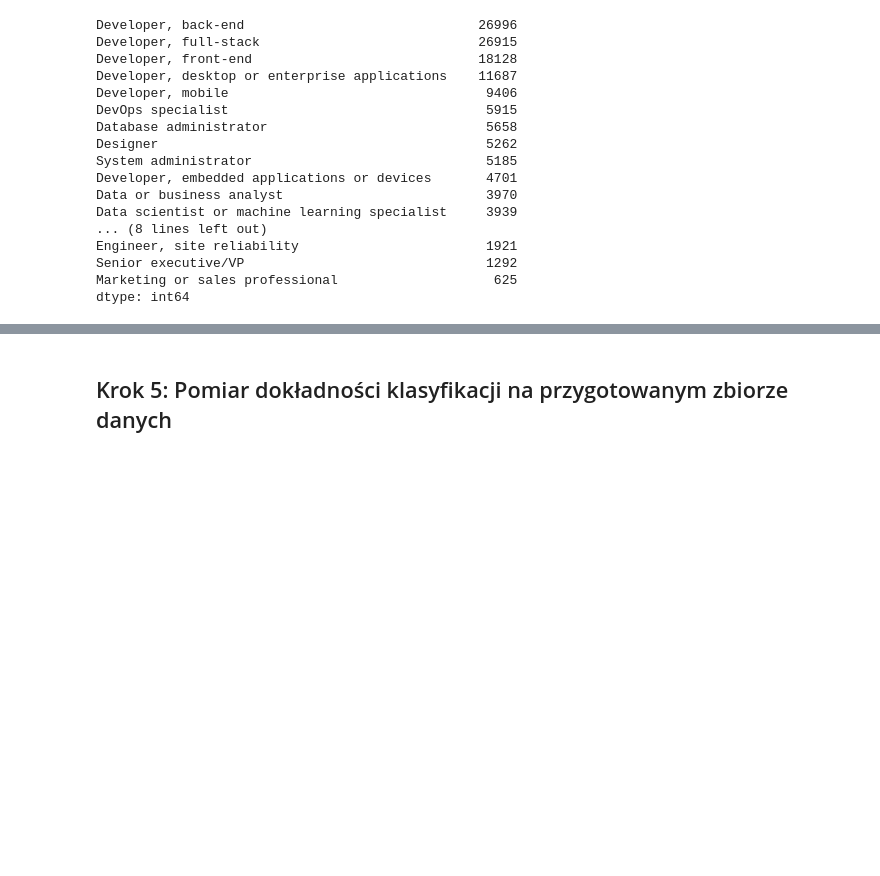
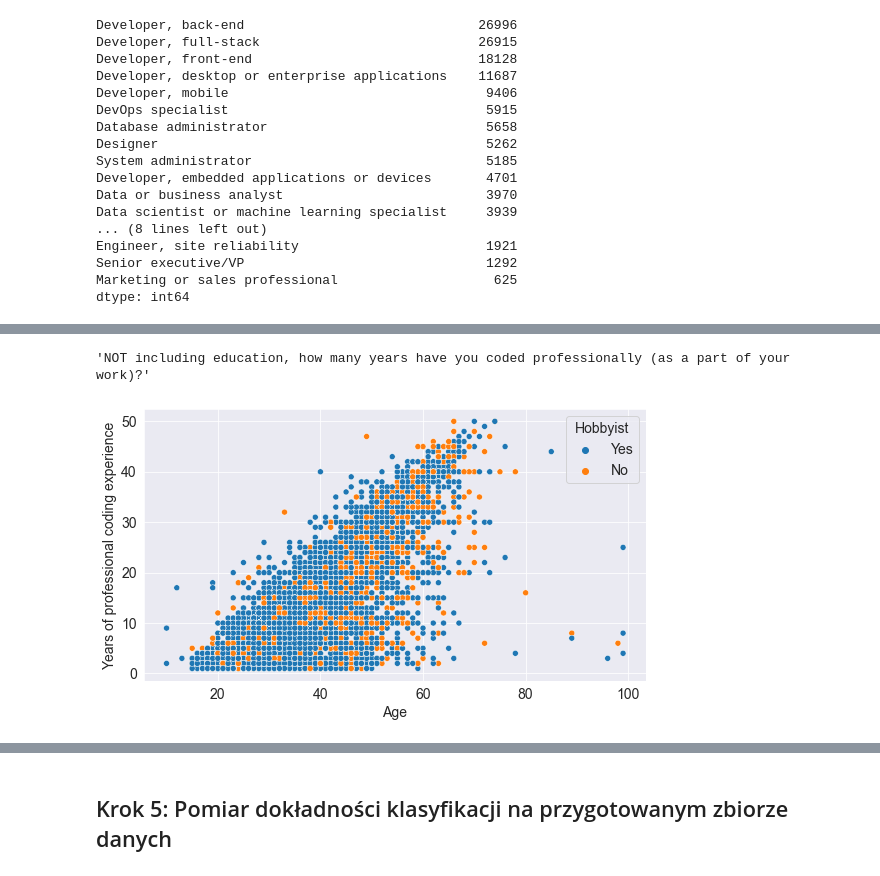
Before and after one commit to Tahimari/siwb_lab_4, a Jupyter notebook: stackoverflow_survey_data_analysis.ipynb, the cells around one changed output, grey strips where cells are left out. Cells and saved outputs as stored; diff of their text form; code cells hidden in the pictures; blank space fills up the shorter version.

```diff
--- a/stackoverflow_survey_data_analysis.ipynb
+++ b/stackoverflow_survey_data_analysis.ipynb
@@ -646,4 +562,0 @@ data['Embarked'].unique()
-# %%
-ports = {"S": 0, "C": 1, "Q": 2, "So": 0, "Co": 1, "Qe": 2}
-
-data['Embarked'] = data['Embarked'].map(ports)
@@ -654,20 +562,0 @@ Wykorzystamy atrybut "Name", aby wyodrębnić tytuły z jego wartości. Stworzym
-# %%
-titles = {"Mr": 1, "Miss": 2, "Mrs": 3, "Master": 4, "Rare": 5}
-
-# Wyodrębnie tytułów
-data['Title'] = data.Name.str.extract(' ([A-Za-z]+)\.', expand=False)
-
-# Zamiana rzadko występujących tytułów na te bardziej popularne
-data['Title'] = data['Title'].replace(['Lady', 'Countess','Capt', 'Col','Don', 'Dr',\
-                                        'Major', 'Rev', 'Sir', 'Jonkheer', 'Dona'], 'Rare')
-data['Title'] = data['Title'].replace('Mlle', 'Miss')
-data['Title'] = data['Title'].replace('Ms', 'Miss')
-data['Title'] = data['Title'].replace('Mme', 'Mrs')
-
-# Zamiana tytłów na wartości numeryczne
-data['Title'] = data['Title'].map(titles)
-
-# Uzupełnienie pustych wartości, wartością 0
-data['Title'] = data['Title'].fillna(0)
-
-data = data.drop(['Name'], axis=1)
@@ -692,0 +640,10 @@ data = data.drop(['Ticket'], axis=1)
+# %%
+schema['YearsCodePro']
+# %% [output]
+'NOT including education, how many years have you coded professionally (as a part of your work)?'
+# %%
+sns.scatterplot(x='Age', y='YearsCodePro', hue='Hobbyist', data=data)
+plt.xlabel("Age")
+plt.ylabel("Years of professional coding experience");
+# %% [output]
+[figure, added]
```
Also changed, not shown: parts of 61 cells of this notebook.
